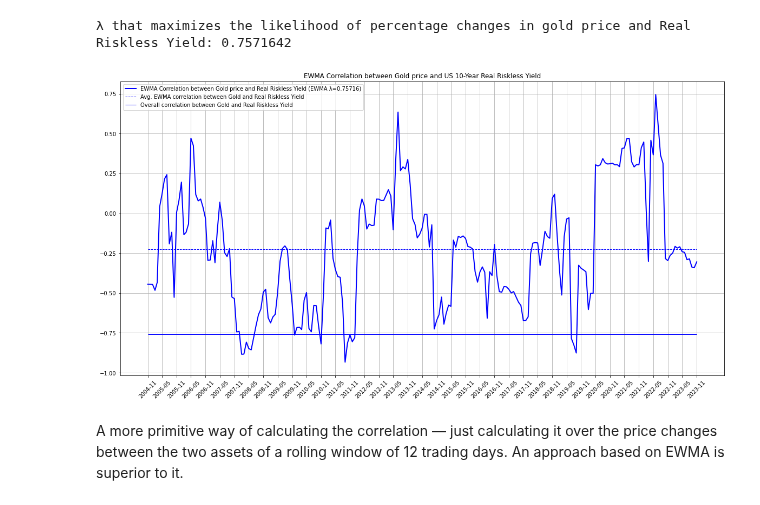
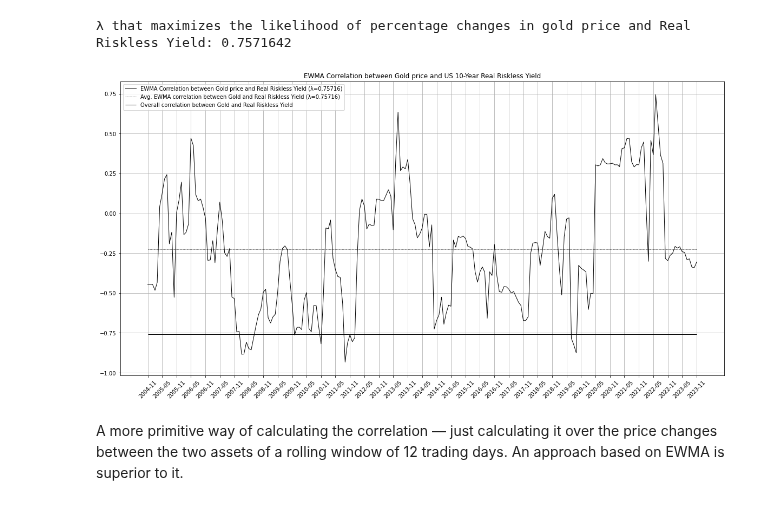
Before and after one commit to ilchen/RMaFI, a Jupyter notebook: ch11_variance_covariance.ipynb, the cells around one changed output. Saved outputs shown, nothing was run; the diff lists cells and outputs as text; code cells hidden in the pictures.

Commit message:
Improved graphs

```diff
--- a/ch11_variance_covariance.ipynb
+++ b/ch11_variance_covariance.ipynb
@@ -321,20 +324,21 @@ correlations_gold_riskless_yield.dropna(inplace=True)
 # %%
 x = covariance_tracker_gold_riskless_yield.get_dates()[days_to_skip:] # Skipping the first 20 datapoints
 fig, ax = plt.subplots(figsize=(20, 10))
 ax.plot(x, correlations_gold_riskless_yield[days_to_skip:],
-        label='EWMA Correlation between Gold price and Real Riskless Yield (EWMA λ=%.5f)' % combined_ewma.lamda , linewidth=2, color='b')
+        label='EWMA Correlation between Gold price and Real Riskless Yield (λ=%.5f)' % combined_ewma.lamda,
+        linewidth=1, color='k')
 ax.hlines(correlations_gold_riskless_yield[days_to_skip:].mean(),
-          label='Avg. EWMA correlation between Gold and Real Riskless Yield',
-          xmin=x[0], xmax=x[-1], linestyle='--', linewidth=1, color='b')
+          label='Avg. EWMA correlation between Gold and Real Riskless Yield (λ=%.5f)' % combined_ewma.lamda,
+          xmin=x[0], xmax=x[-1], linestyle='--', linewidth=.5, color='k')
 ax.hlines(overall_gold_real_yield_corr, label='Overall correlation between Gold and Real Riskless Yield',
-          xmin=x[0], xmax=x[-1], linestyle='-', linewidth=1, color='b')
+          xmin=x[0], xmax=x[-1], linestyle='-', linewidth=1, color='k')
 ax.legend(loc='upper left')
 ax.grid(True)
 ax.set_title('EWMA Correlation between Gold price and US 10-Year Real Riskless Yield')
 ax.set_xticks(x[::6])
 _ = ax.set_xticklabels(x[::6].strftime('%Y-%m'), rotation=45)
 # %% [output]
-[figure, old version]
+[figure, new version]
 # %% [markdown]
 A more primitive way of calculating the correlation &mdash; just calculating it over the price changes between the two assets of a rolling window of 12 trading days. An approach based on EWMA is superior to it.
 # %%
```
Also changed, not shown: parts of 9 cells of this notebook.
